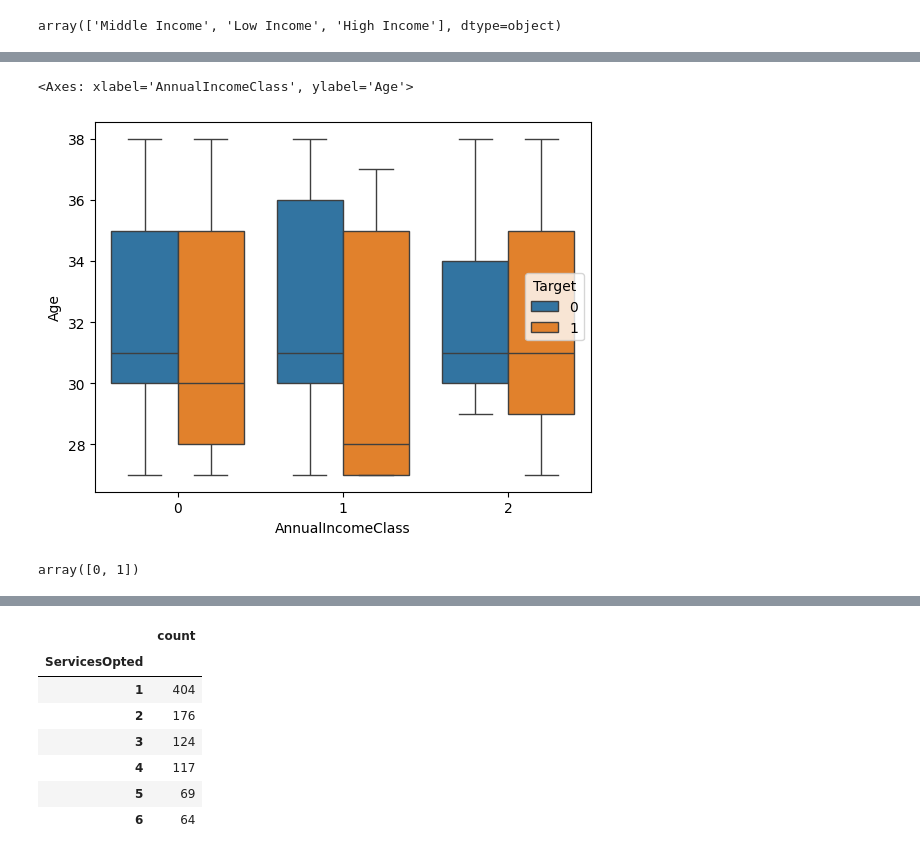
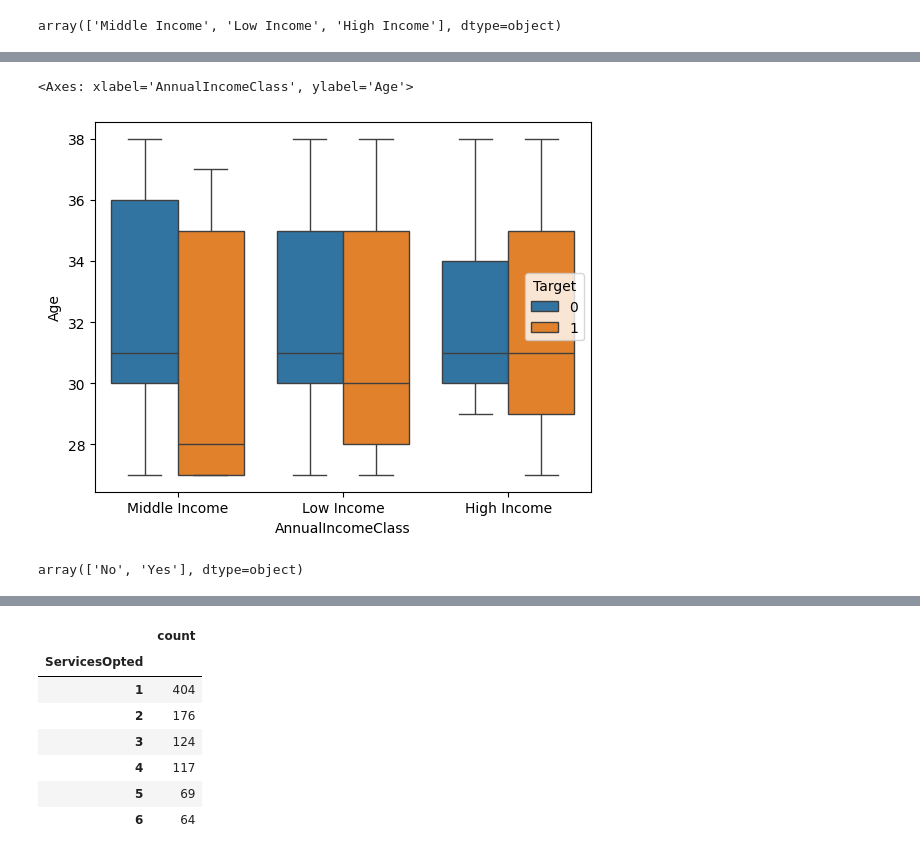
Before and after one commit to ariefprasetyohadi/Business-Analytics, a Jupyter notebook: Transportation_churn_(1).ipynb, the cells around one changed output, grey strips where cells are left out. Cells and saved outputs as stored; diff of their text form; code cells hidden in the pictures.

```diff
--- a/Transportation_churn_(1).ipynb
+++ b/Transportation_churn_(1).ipynb
@@ -218,12 +206,12 @@ barPerc(df1, 'AnnualIncomeClass', ax)
 # %%
-sns.boxplot(data =df1, x='AnnualIncomeClass', y='Age', hue='Target')
+sns.boxplot(data =df, x='AnnualIncomeClass', y='Age', hue='Target')
 
 # Income yang lebih tinggi cenderung menerima/membeli penawaran campaign
 # %% [output]
 <Axes: xlabel='AnnualIncomeClass', ylabel='Age'>
-[figure, old version]
+[figure, new version]
 # %%
-df1['FrequentFlyer'].unique()
+df['FrequentFlyer'].unique()
 # %% [output]
-array([0, 1])
+array(['No', 'Yes'], dtype=object)
 # %%
```
Also changed, not shown: parts of 35 cells of this notebook.
